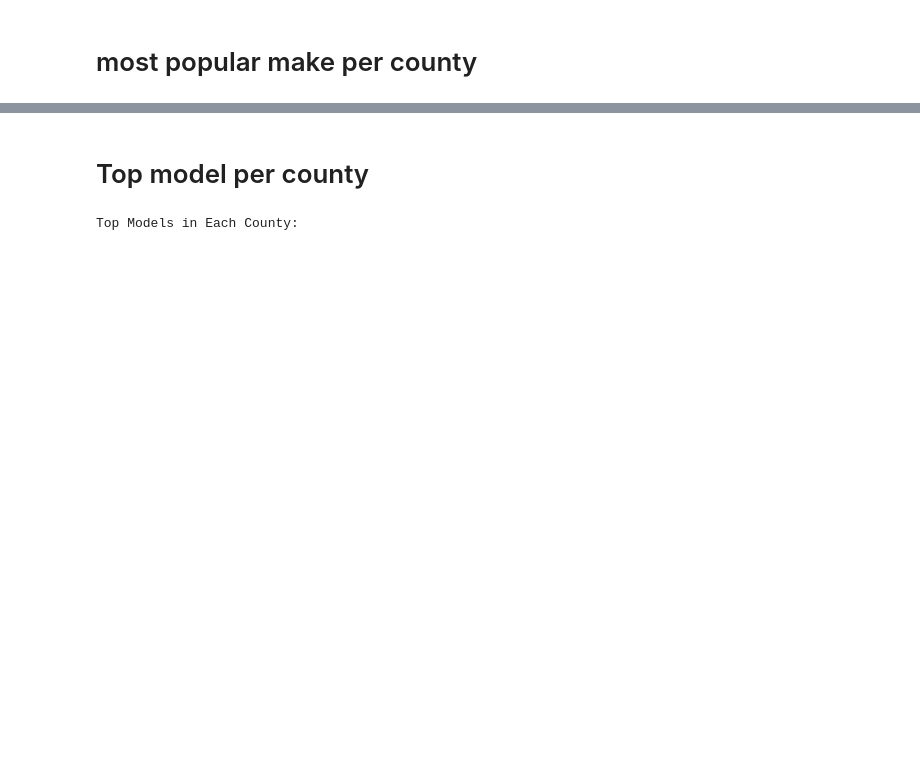
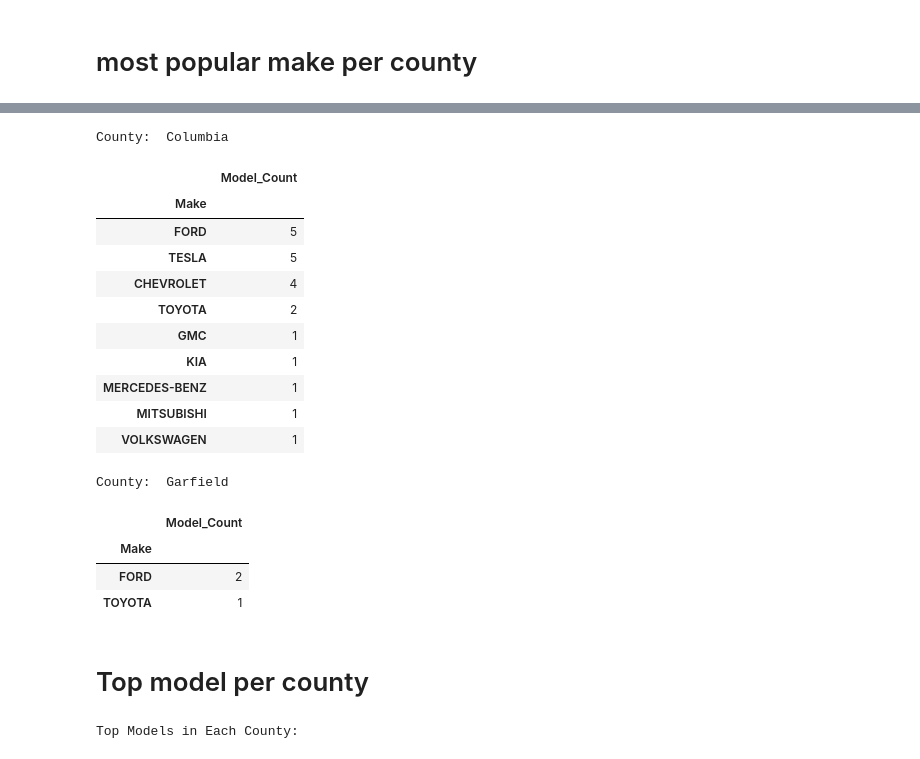
Before and after one commit to shachar700/DataAnalysis_ElectricVehicles, a Jupyter notebook: DataAnalysis_ElectricVehicles.ipynb, the cells around one changed output, grey strips where cells are left out. Cells and saved outputs as stored; diff of their text form; code cells hidden in the pictures; blank space fills up the shorter version.

```diff
--- a/DataAnalysis_ElectricVehicles.ipynb
+++ b/DataAnalysis_ElectricVehicles.ipynb
@@ -544,3 +562,32 @@ Top Companies (Makes) in Each County:
+# %%
+count_df = filtered_df[["County", "Make", "Model"]].groupby(["County","Make"]).count()
+count_df = count_df.rename(columns={"Model": "Model_Count"})
+count_df = count_df.sort_values(by=["County", "Model_Count"], ascending=[True, False])
+# display(count_df)
+
+counties = top_makes_per_county[top_makes_per_county["Make"]!="TESLA"]["County"]
+for county in counties:
+  print("County: ",county)
+  display(count_df.loc[county])
+  print("\n\n")
+# %% [output]
+County:  Columbia
+|  | Model_Count |
+| Make |  |
+| FORD | 5 |
+| TESLA | 5 |
+| CHEVROLET | 4 |
+| TOYOTA | 2 |
+| GMC | 1 |
+| KIA | 1 |
+| MERCEDES-BENZ | 1 |
+| MITSUBISHI | 1 |
+| VOLKSWAGEN | 1 |
+County:  Garfield
+|  | Model_Count |
+| Make |  |
+| FORD | 2 |
+| TOYOTA | 1 |
 # %% [markdown]
 # Top model per county
 # %%
```
Also changed, not shown: parts of 27 cells of this notebook, 3 other files.
